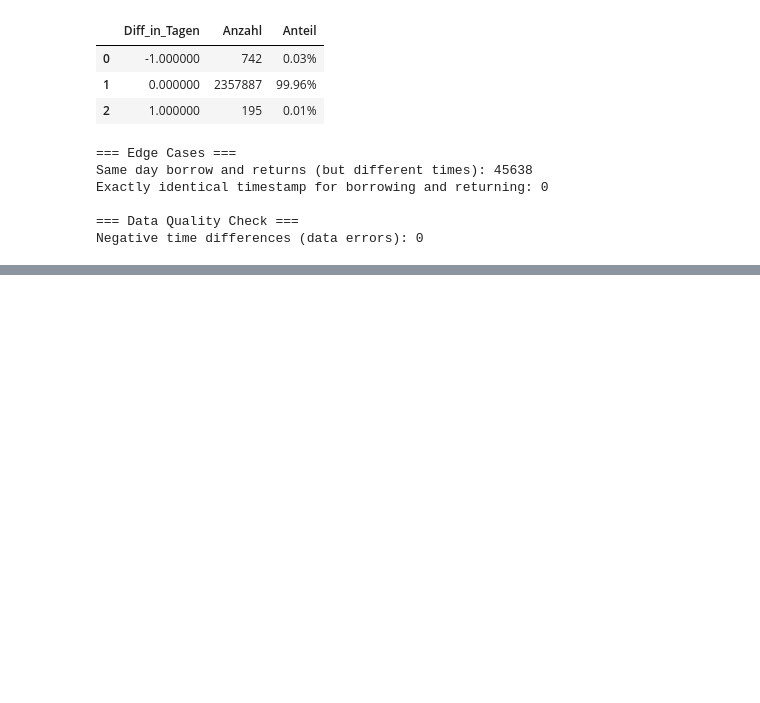
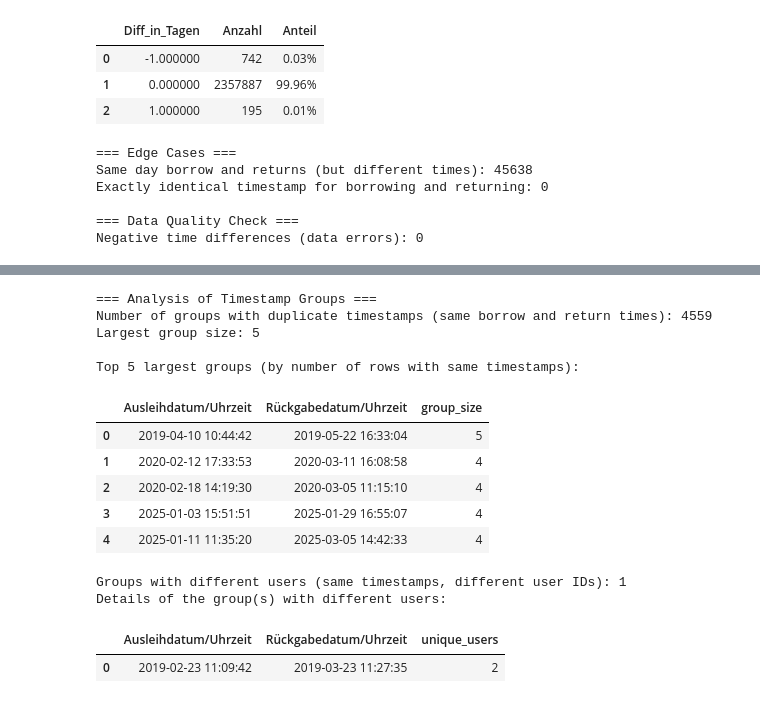
Before and after one commit to RobinAllgeier/Data_Literacy, a Jupyter notebook: notebooks/sanity/sanity-check_borrowings.ipynb, the cells around one changed output, grey strips where cells are left out. Saved outputs shown, nothing was run; the diff lists cells and outputs as text; code cells hidden in the pictures; blank space fills up the shorter version.

```diff
--- a/notebooks/sanity/sanity-check_borrowings.ipynb
+++ b/notebooks/sanity/sanity-check_borrowings.ipynb
@@ -430,3 +437,40 @@ Examples of same borrow time with different users:
 | 4 | 2019-01-02 | 2019-03-06 07:09:31 | 50.0 | 17202121 |
 Cases where one user checked out multiple items at exact same time: 277635
 Maximum items checked out simultaneously by one user: 7
+# %%
+# Analyse der Gruppen mit gleichen Timestamps
+print("\n=== Analysis of Timestamp Groups ===")
+
+# Gruppengrößen für Timestamp-Duplikate (gleiche Ausleih- und Rückgabezeiten)
+timestamp_groups = df_all.groupby(['Ausleihdatum/Uhrzeit', 'Rückgabedatum/Uhrzeit']).size()
+groups_with_duplicates = timestamp_groups[timestamp_groups > 1]
+
+print(f"Number of groups with duplicate timestamps (same borrow and return times): {len(groups_with_duplicates)}")
+print(f"Largest group size: {groups_with_duplicates.max()}")
+
+# Zeige die Top-5 größten Gruppen
+print("\nTop 5 largest groups (by number of rows with same timestamps):")
+display(groups_with_duplicates.nlargest(5).to_frame('group_size').reset_index())
+
+# Für die Gruppe mit verschiedenen Benutzern
+multi_user_groups = timestamp_user_stats[timestamp_user_stats['unique_users'] > 1]
+print(f"\nGroups with different users (same timestamps, different user IDs): {len(multi_user_groups)}")
+if len(multi_user_groups) > 0:
+    print("Details of the group(s) with different users:")
+    display(multi_user_groups.reset_index())
+# %% [output]
+=== Analysis of Timestamp Groups ===
+Number of groups with duplicate timestamps (same borrow and return times): 4559
+Largest group size: 5
+
+Top 5 largest groups (by number of rows with same timestamps):
+|  | Ausleihdatum/Uhrzeit | Rückgabedatum/Uhrzeit | group_size |
+| 0 | 2019-04-10 10:44:42 | 2019-05-22 16:33:04 | 5 |
+| 1 | 2020-02-12 17:33:53 | 2020-03-11 16:08:58 | 4 |
+| 2 | 2020-02-18 14:19:30 | 2020-03-05 11:15:10 | 4 |
+| 3 | 2025-01-03 15:51:51 | 2025-01-29 16:55:07 | 4 |
+| 4 | 2025-01-11 11:35:20 | 2025-03-05 14:42:33 | 4 |
+Groups with different users (same timestamps, different user IDs): 1
+Details of the group(s) with different users:
+|  | Ausleihdatum/Uhrzeit | Rückgabedatum/Uhrzeit | unique_users |
+| 0 | 2019-02-23 11:09:42 | 2019-03-23 11:27:35 | 2 |
```
Also changed, not shown: parts of 1 cell of this notebook.
